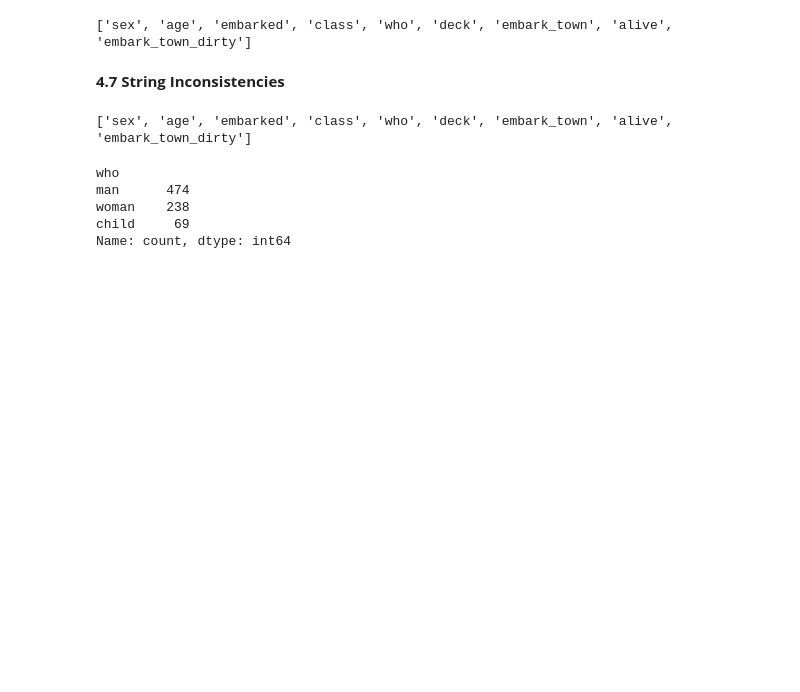
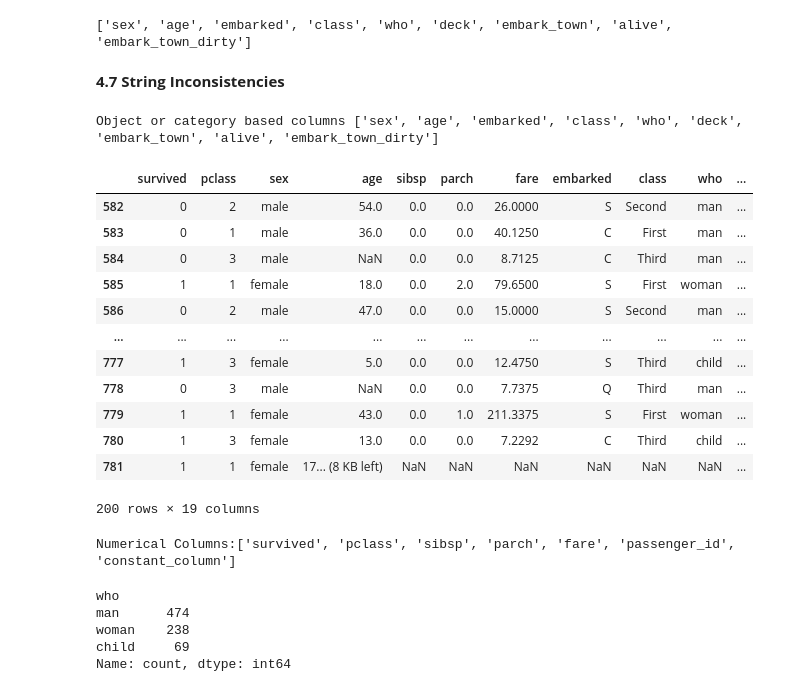
Before and after one commit to bibekpandey0521/eda, a Jupyter notebook: data_quality_checks.ipynb, the cells around one changed output. Drawn from its saved outputs; the diff is of its cells as text; code cells hidden in the pictures; blank space fills up the shorter version.

```diff
--- a/data_quality_checks.ipynb
+++ b/data_quality_checks.ipynb
@@ -563,20 +563,40 @@ print(object_cols)
 ['sex', 'age', 'embarked', 'class', 'who', 'deck', 'embark_town', 'alive', 'embark_town_dirty']
 # %% [markdown]
 **4.7 String Inconsistencies**
-# %%
-object_cols = df.select_dtypes(include=["str"]).columns.to_list()
-print(object_cols)
-
-# simple clean : strip spaces convert it to lower case
-df["embark_town_clean"] = (
-    df["embark_town_dirty"]
-    .astype(str)
-    .str.strip()
-    .str.lower()
-    .replace("unknown",np.nan)
-)
-# %% [output]
-['sex', 'age', 'embarked', 'class', 'who', 'deck', 'embark_town', 'alive', 'embark_town_dirty']
+# %%
+object_cols = df.select_dtypes(include=["str","category"]).columns.to_list()
+print("Object or category based columns",object_cols)
+# simple clean: strip spaces convert it to lower case
+df["embark_town_clean"] = (
+    df["embark_town_dirty"]
+    .astype(str)
+    .str.strip()
+    .str.lower()
+    .replace("unknown",np.nan)
+)
+# %% [output]
+Object or category based columns ['sex', 'age', 'embarked', 'class', 'who', 'deck', 'embark_town', 'alive', 'embark_town_dirty']
+# %%
+df.tail(200)
+# %% [output]
+|  | survived | pclass | sex | age | sibsp | parch | fare | embarked | class | who | ... |
+| 582 | 0 | 2 | male | 54.0 | 0.0 | 0.0 | 26.0000 | S | Second | man | ... |
+| 583 | 0 | 1 | male | 36.0 | 0.0 | 0.0 | 40.1250 | C | First | man | ... |
+| 584 | 0 | 3 | male | NaN | 0.0 | 0.0 | 8.7125 | C | Third | man | ... |
+| 585 | 1 | 1 | female | 18.0 | 0.0 | 2.0 | 79.6500 | S | First | woman | ... |
+| 586 | 0 | 2 | male | 47.0 | 0.0 | 0.0 | 15.0000 | S | Second | man | ... |
+| ... | ... | ... | ... | ... | ... | ... | ... | ... | ... | ... | ... |
+| 777 | 1 | 3 | female | 5.0 | 0.0 | 0.0 | 12.4750 | S | Third | child | ... |
+| 778 | 0 | 3 | male | NaN | 0.0 | 0.0 | 7.7375 | Q | Third | man | ... |
+| 779 | 1 | 1 | female | 43.0 | 0.0 | 1.0 | 211.3375 | S | First | woman | ... |
+| 780 | 1 | 3 | female | 13.0 | 0.0 | 0.0 | 7.2292 | C | Third | child | ... |
+| 781 | 1 | 1 | female | 17... (8 KB left) | NaN | NaN | NaN | NaN | NaN | NaN | ... |
+200 rows × 19 columns
+# %%
+numeric_cols = df.select_dtypes(include=["number"]).columns.to_list()
+print(f"Numerical Columns:{numeric_cols}")
+# %% [output]
+Numerical Columns:['survived', 'pclass', 'sibsp', 'parch', 'fare', 'passenger_id', 'constant_column']
 # %%
 df['who'].value_counts()
 # %% [output]
```
Also changed, not shown: parts of 3 cells of this notebook, 1 other file.
